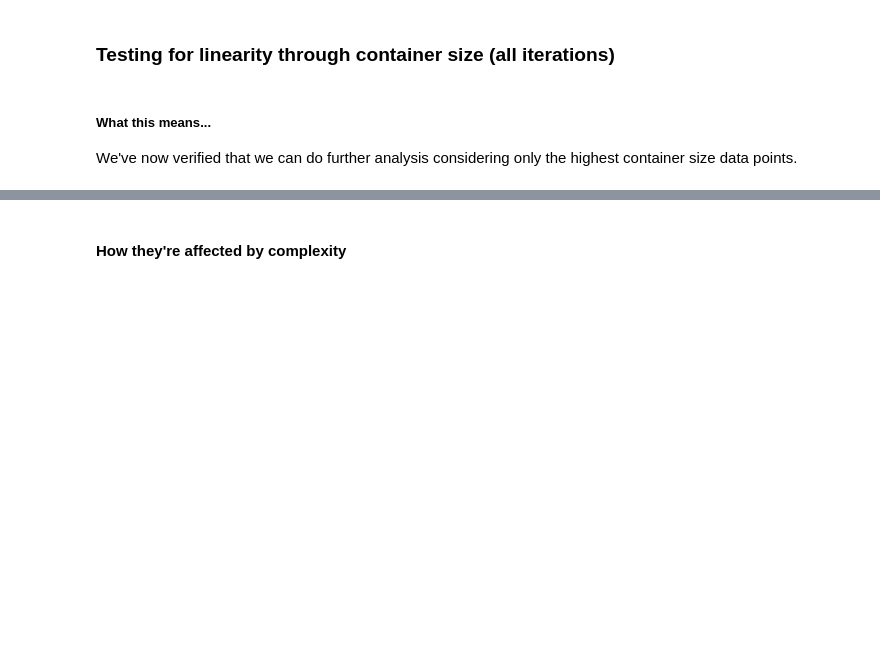
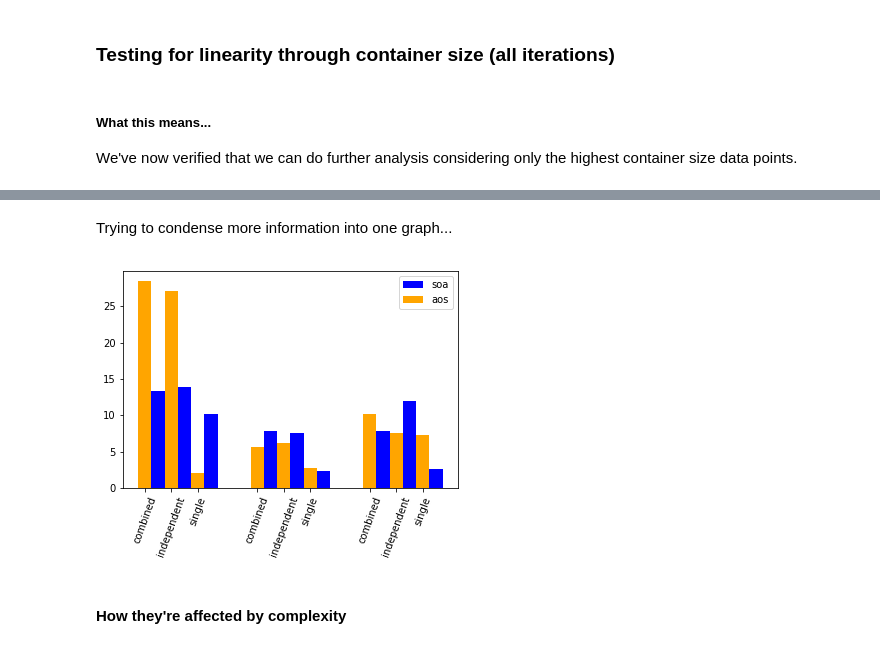
Before and after one commit to gress2/unpack-analysis-2, a Jupyter notebook: Analysis 2.ipynb, the cells around one changed output, grey strips where cells are left out. Saved outputs shown, nothing was run; the diff lists cells and outputs as text; code cells hidden in the pictures; blank space fills up the shorter version.

```diff
--- a/Analysis 2.ipynb
+++ b/Analysis 2.ipynb
@@ -176,3 +183,23 @@ D.multi_bar(multi_xy)
+# %% [markdown]
+Trying to condense more information into one graph...
+# %%
+must_haves = {
+    'container_size': 1048576,
+    'complexity': 'simple',
+    'column': 'nocolumn',
+    'iterations': 1024,
+}
+let_vary = ['orientation', 'access_pattern']
+filter_dicts = D.experiment_filter_dicts(unique, must_haves, let_vary)
+allowed_types = D.make_tuple_types(['char', 'int', 'double'], [4])
+filter_dicts = D.constrain_types(filter_dicts, allowed_types)
+selection = D.multi_filter_df(filter_dicts, df)
+selection = D.add_type_bases(selection)
+m2_xy = D.m2_xy(selection, 'access_pattern', 'timing', 'orientation', \
+                            'type_base', sortx=True)
+D.m2_bar(m2_xy)
+# %% [output]
+[figure, added]
 # %% [markdown]
 #### How they're affected by complexity
 # %%
```
Also changed, not shown: parts of 10 cells of this notebook, 1 other file.
